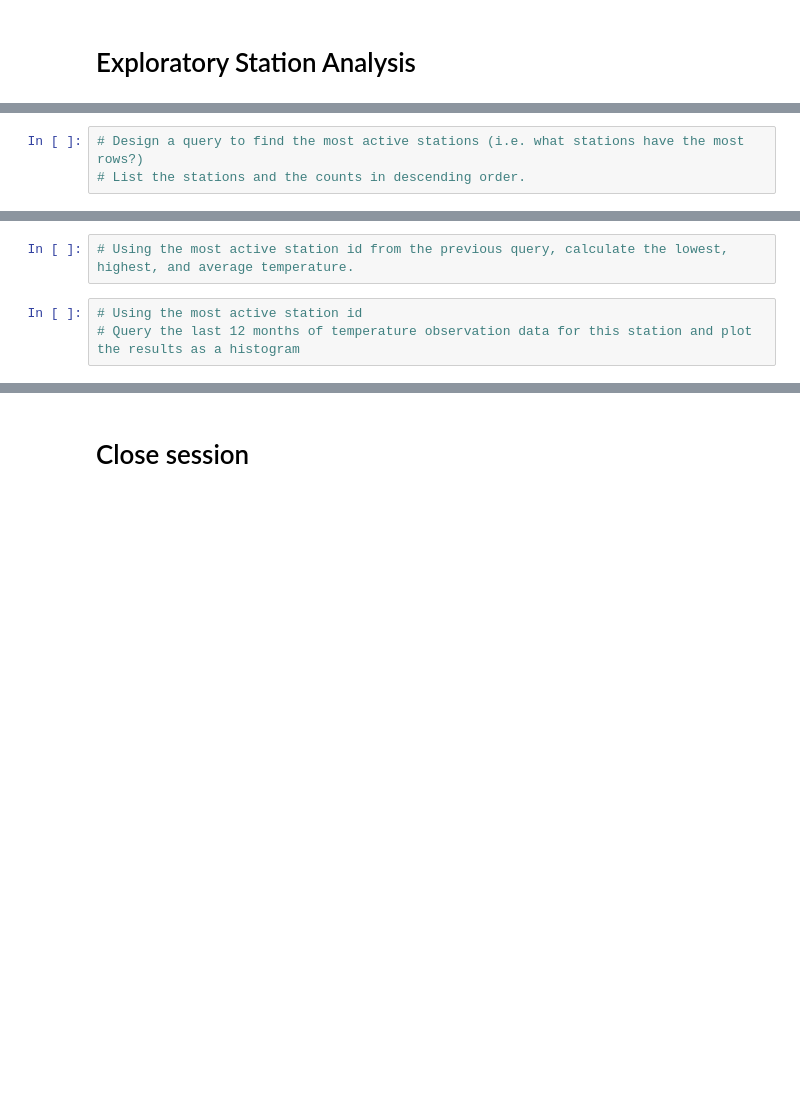
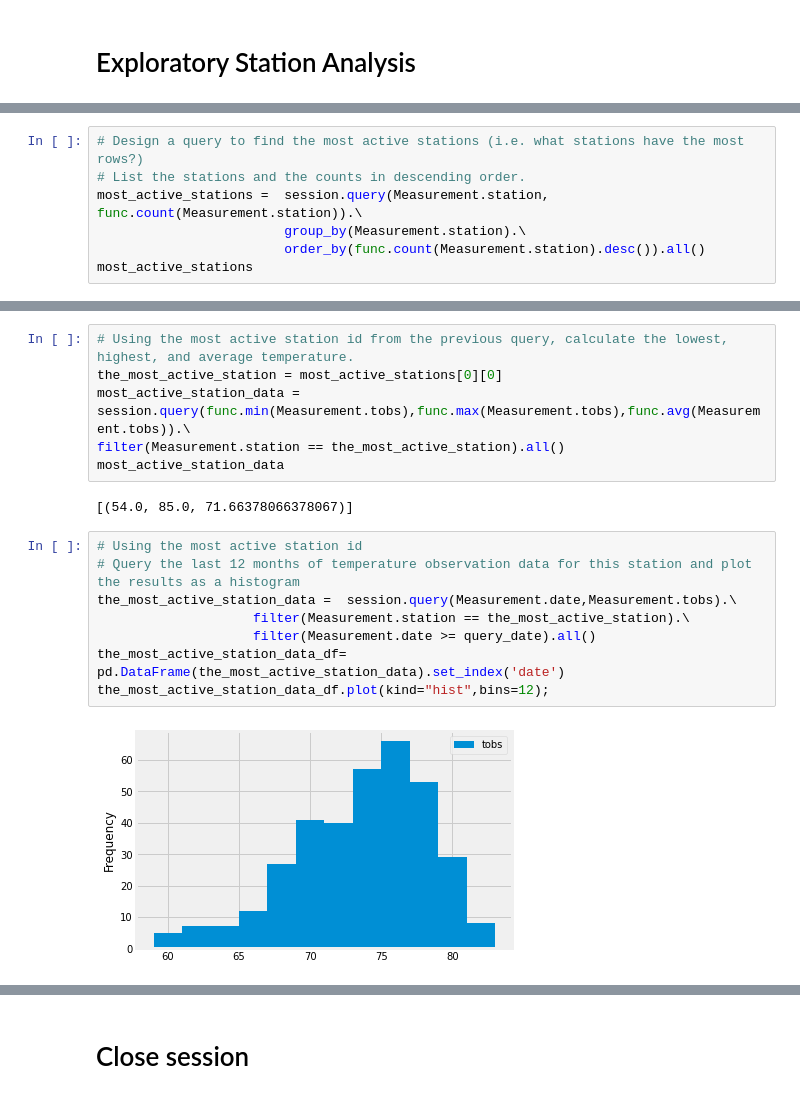
Before and after one commit to atokarev0717/sqlalchemy-challenge, a Jupyter notebook: climate_alchemy.ipynb, the cells around one changed output, grey strips where cells are left out. Cells and saved outputs as stored; diff of their text form; blank space fills up the shorter version.

```diff
--- a/climate_alchemy.ipynb
+++ b/climate_alchemy.ipynb
@@ -154,3 +162,7 @@ plt.xticks(xticks, rotation='vertical')
 # %%
 # Design a query to find the most active stations (i.e. what stations have the most rows?)
 # List the stations and the counts in descending order.
+most_active_stations =  session.query(Measurement.station, func.count(Measurement.station)).\
+                        group_by(Measurement.station).\
+                        order_by(func.count(Measurement.station).desc()).all()
+most_active_stations
@@ -157,5 +179,18 @@ plt.xticks(xticks, rotation='vertical')
 # %%
 # Using the most active station id from the previous query, calculate the lowest, highest, and average temperature.
+the_most_active_station = most_active_stations[0][0]
+most_active_station_data = session.query(func.min(Measurement.tobs),func.max(Measurement.tobs),func.avg(Measurement.tobs)).\
+filter(Measurement.station == the_most_active_station).all()
+most_active_station_data
+# %% [output]
+[(54.0, 85.0, 71.66378066378067)]
 # %%
 # Using the most active station id
 # Query the last 12 months of temperature observation data for this station and plot the results as a histogram
+the_most_active_station_data =  session.query(Measurement.date,Measurement.tobs).\
+                    filter(Measurement.station == the_most_active_station).\
+                    filter(Measurement.date >= query_date).all()
+the_most_active_station_data_df= pd.DataFrame(the_most_active_station_data).set_index('date')
+the_most_active_station_data_df.plot(kind="hist",bins=12);
+# %% [output]
+[figure, added]
```
Also changed, not shown: parts of 9 cells of this notebook.
